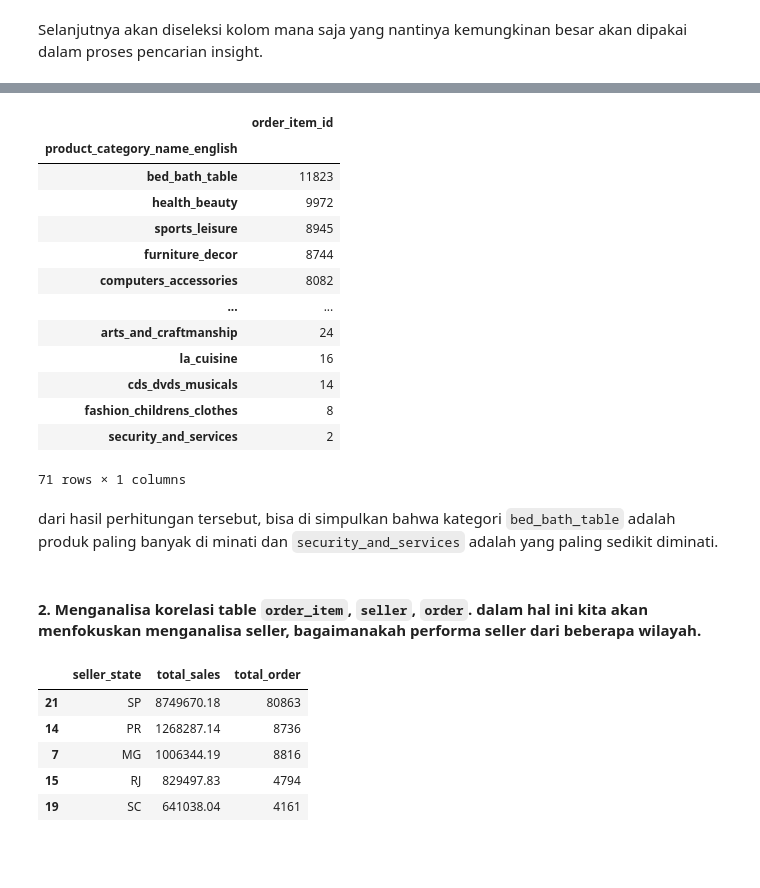
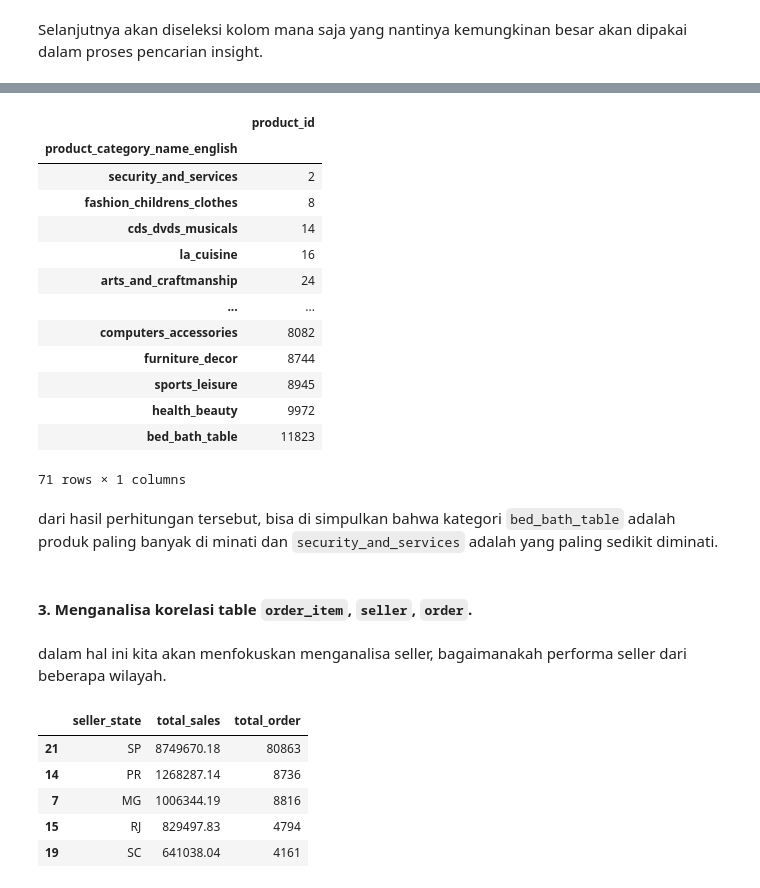
Before and after one commit to zhavei/Data-Analyst-Project-Ecommerce-Public-Dataset, a Jupyter notebook: notebook.ipynb, the cells around one changed output, grey strips where cells are left out. Drawn from its saved outputs; the diff is of its cells as text; code cells hidden in the pictures; blank space fills up the shorter version.

```diff
--- a/notebook.ipynb
+++ b/notebook.ipynb
@@ -460,8 +478,7 @@ memory usage: 30.1+ MB
 # %% [markdown]
 Selanjutnya akan diseleksi kolom mana saja yang nantinya kemungkinan besar akan dipakai dalam proses pencarian insight.
 # %%
-
-combine_data_filtered = combine_data[[
+combine_data = combine_data[[
         'order_id',
         'order_item_id',
         'product_id',
@@ -523,27 +559,29 @@ memory usage: 30.1+ MB
 # %%
 # Mengambil dua kolom saja, yaitu nama produk dan order
-df_orderitem_product = combine_data_filtered.loc[:,["product_category_name_english","order_item_id"]]
+df_orderitem_product = combine_data.loc[:,["product_category_name_english","product_id"]]
 
-# Menjumlahkan order sesuai nama produk, diurutkan berdasarkan order tertinggi sampai terendah
-df_orderitem_product.groupby("product_category_name_english").count().sort_values('order_item_id', ascending=False)
+# Menjumlahkan order sesuai nama produk, diurutkan berdasarkan order terendah sampai tertinggi
+df_orderitem_product.groupby("product_category_name_english").count().sort_values('product_id', ascending=True)
 # %% [output]
-|  | order_item_id |
+|  | product_id |
 | product_category_name_english |  |
+| security_and_services | 2 |
+| fashion_childrens_clothes | 8 |
+| cds_dvds_musicals | 14 |
+| la_cuisine | 16 |
+| arts_and_craftmanship | 24 |
+| ... | ... |
+| computers_accessories | 8082 |
+| furniture_decor | 8744 |
+| sports_leisure | 8945 |
+| health_beauty | 9972 |
 | bed_bath_table | 11823 |
-| health_beauty | 9972 |
-| sports_leisure | 8945 |
-| furniture_decor | 8744 |
-| computers_accessories | 8082 |
-| ... | ... |
-| arts_and_craftmanship | 24 |
-| la_cuisine | 16 |
-| cds_dvds_musicals | 14 |
-| fashion_childrens_clothes | 8 |
-| security_and_services | 2 |
 71 rows × 1 columns
 # %% [markdown]
 dari hasil perhitungan tersebut, bisa di simpulkan bahwa kategori `bed_bath_table` adalah produk paling banyak di minati dan `security_and_services` adalah yang paling sedikit diminati.
+# %% [markdown]
+#### 3. Menganalisa korelasi table `order_item`, `seller`, `order`.
 # %% [markdown]
-#### 2. Menganalisa korelasi table `order_item`, `seller`, `order`. dalam hal ini kita akan menfokuskan menganalisa seller, bagaimanakah performa seller dari beberapa wilayah.
+dalam hal ini kita akan menfokuskan menganalisa seller, bagaimanakah performa seller dari beberapa wilayah.
 # %%
 # menganalisa kolom yang di butuhkan.
```
Also changed, not shown: parts of 33 cells of this notebook, 2 other files.
